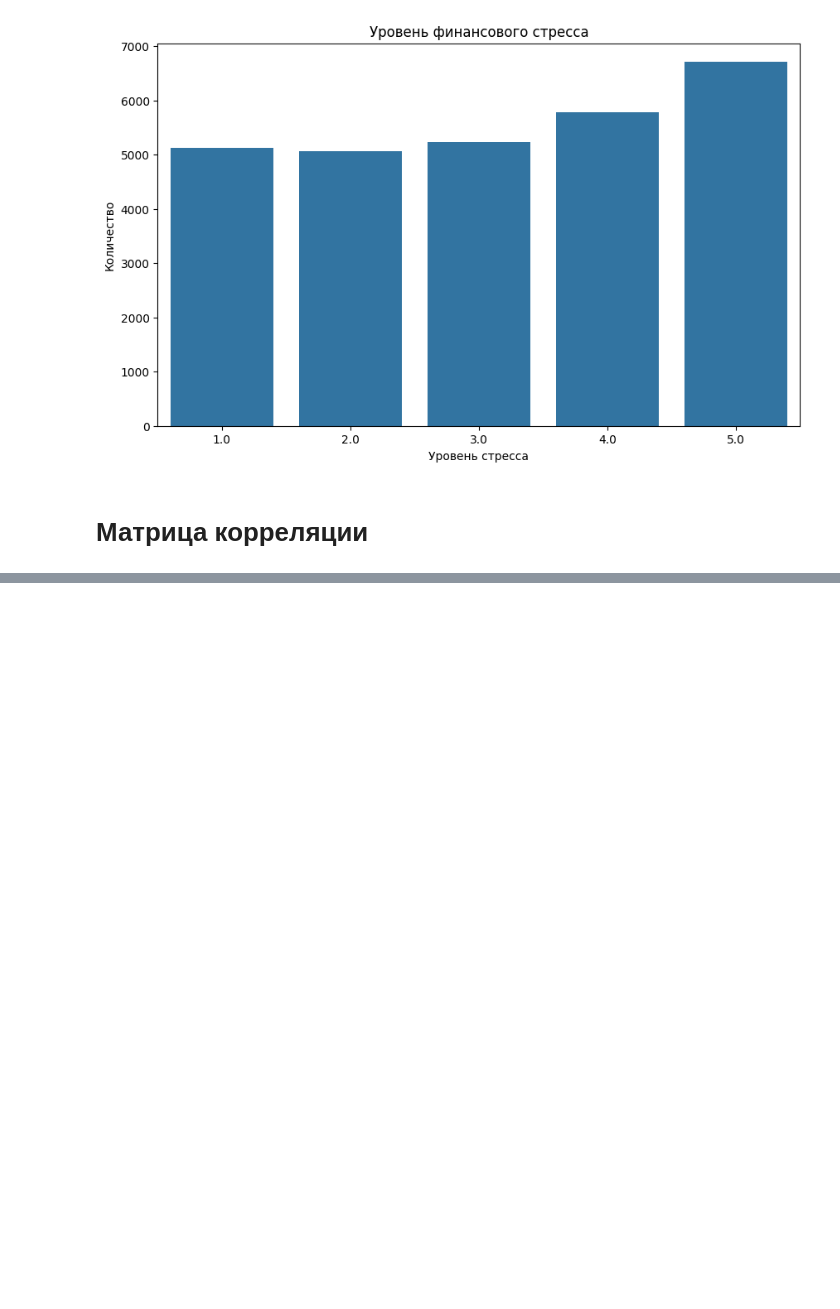
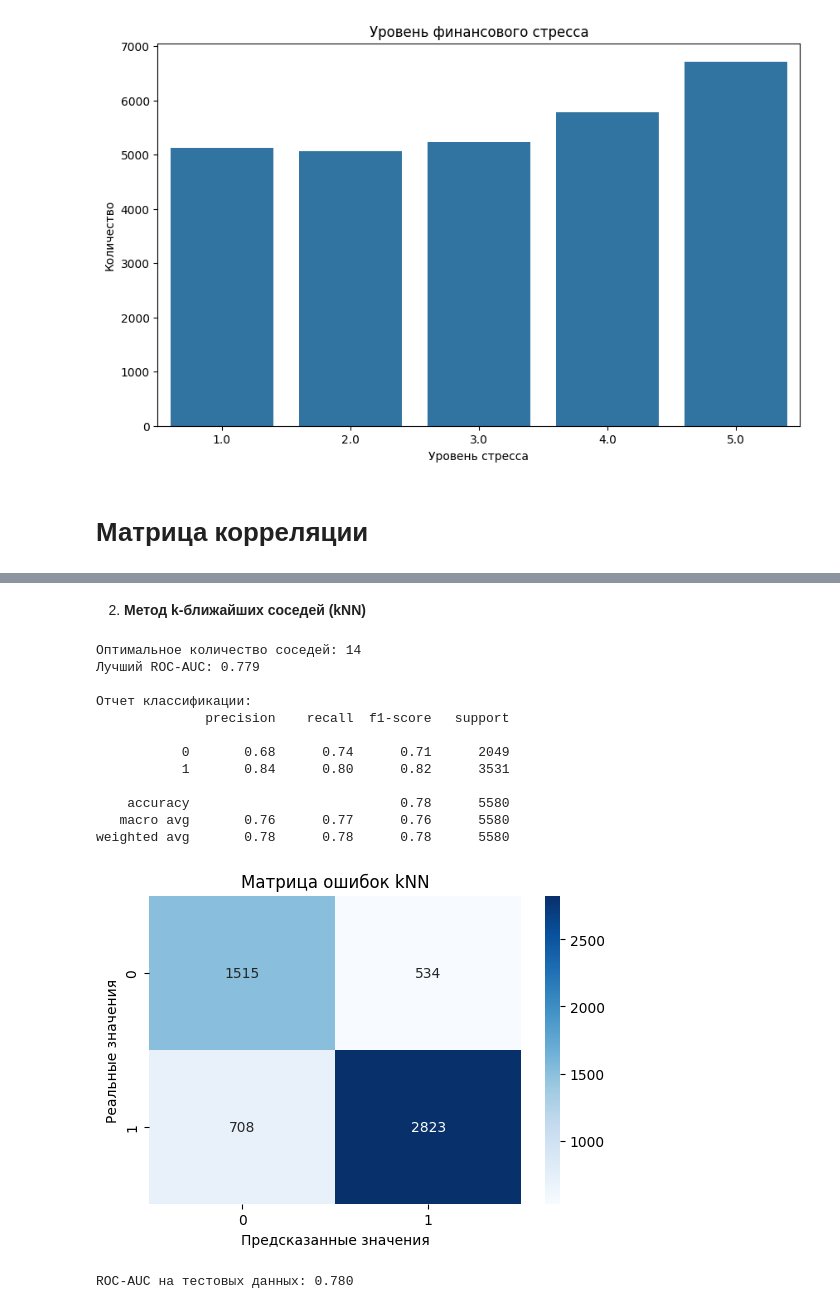
Before and after one commit to kasaiannn/HW, a Jupyter notebook: project.ipynb, the cells around one changed output, grey strips where cells are left out. Saved outputs shown, nothing was run; the diff lists cells and outputs as text; code cells hidden in the pictures; blank space fills up the shorter version.

```diff
--- a/project.ipynb
+++ b/project.ipynb
@@ -402,0 +547,60 @@ plt.show()
+# %% [markdown]
+2. **Метод k-ближайших соседей (kNN)**
+# %%
+from sklearn.model_selection import RandomizedSearchCV
+# Создаем сетку параметров
+param_grid = {'n_neighbors': np.arange(1, 30)}
+knn = KNeighborsClassifier()
+# Настраиваем поиск по сетке с кросс-валидацией (5 фолдов по умолчанию)
+knn_rscv = RandomizedSearchCV(knn, param_grid, n_iter=10, cv=5, scoring='roc_auc', random_state=42)
+knn_rscv.fit(X_train_scaled, y_train)
+# Лучшее значение k
+best_k = knn_rscv.best_params_['n_neighbors']
+print(f"Оптимальное количество соседей: {best_k}")
+
+# Лучшая оценка ROC-AUC
+print(f"Лучший ROC-AUC: {knn_rscv.best_score_:.3f}")
+
+# Создаем финальную модель с лучшим k
+final_knn = KNeighborsClassifier(n_neighbors=best_k)
+final_knn.fit(X_train_scaled, y_train)
+
+# Предсказания на тестовых данных
+y_pred_knn = final_knn.predict(X_test_scaled)
+y_proba_knn = final_knn.predict_proba(X_test_scaled)[:, 1]
+
+# 1. Отчет классификации
+print("\nОтчет классификации:")
+print(classification_report(y_test, y_pred_knn,
+                           target_names=['0', '1']))
+
+# 2. Матрица ошибок
+cm = confusion_matrix(y_test, y_pred_knn)
+plt.figure(figsize=(6, 4))
+sns.heatmap(cm, annot=True, fmt='d', cmap='Blues',
+            xticklabels=['0', '1'],
+            yticklabels=['0', '1'])
+plt.title('Матрица ошибок kNN')
+plt.xlabel('Предсказанные значения')
+plt.ylabel('Реальные значения')
+plt.show()
+
+
+# 3. ROC-AUC на тестовых данных
+test_roc_auc = roc_auc_score(y_test, y_proba_knn)
+print(f"ROC-AUC на тестовых данных: {test_roc_auc:.3f}")
+# %% [output]
+Оптимальное количество соседей: 14
+Лучший ROC-AUC: 0.779
+
+Отчет классификации:
+              precision    recall  f1-score   support
+
+           0       0.68      0.74      0.71      2049
+           1       0.84      0.80      0.82      3531
+
+    accuracy                           0.78      5580
+   macro avg       0.76      0.77      0.76      5580
+weighted avg       0.78      0.78      0.78      5580
+[figure, added]
+ROC-AUC на тестовых данных: 0.780
```
Also changed, not shown: parts of 15 cells of this notebook.
